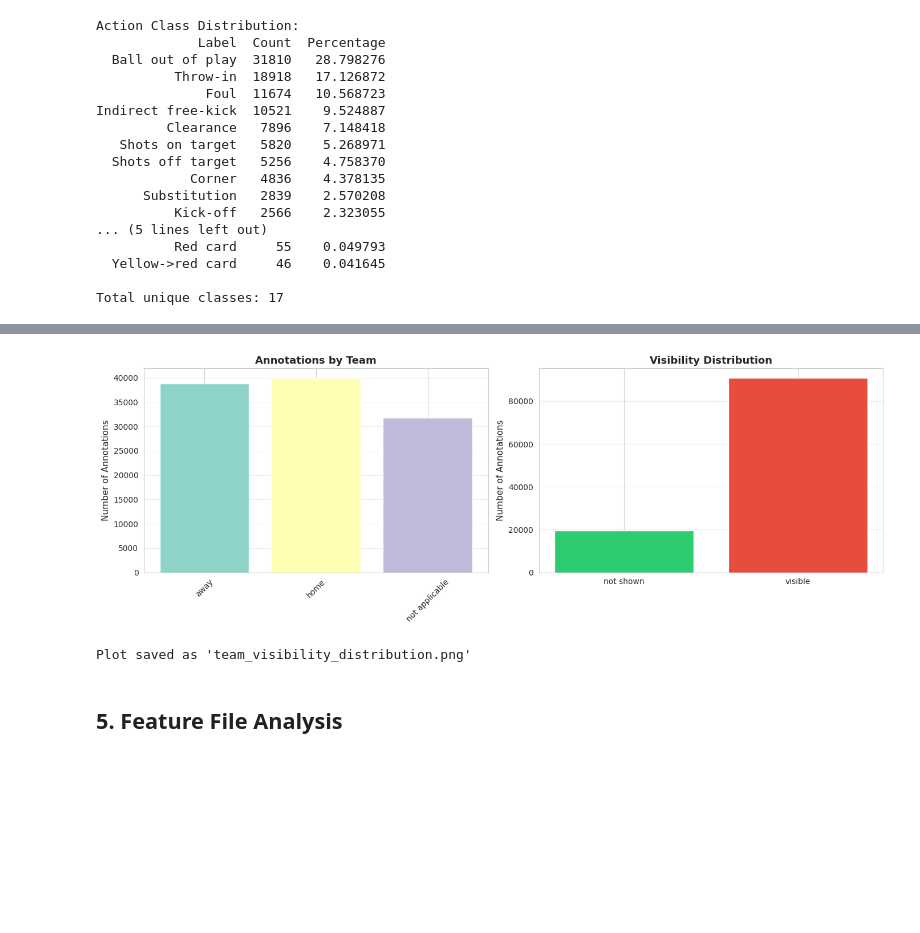
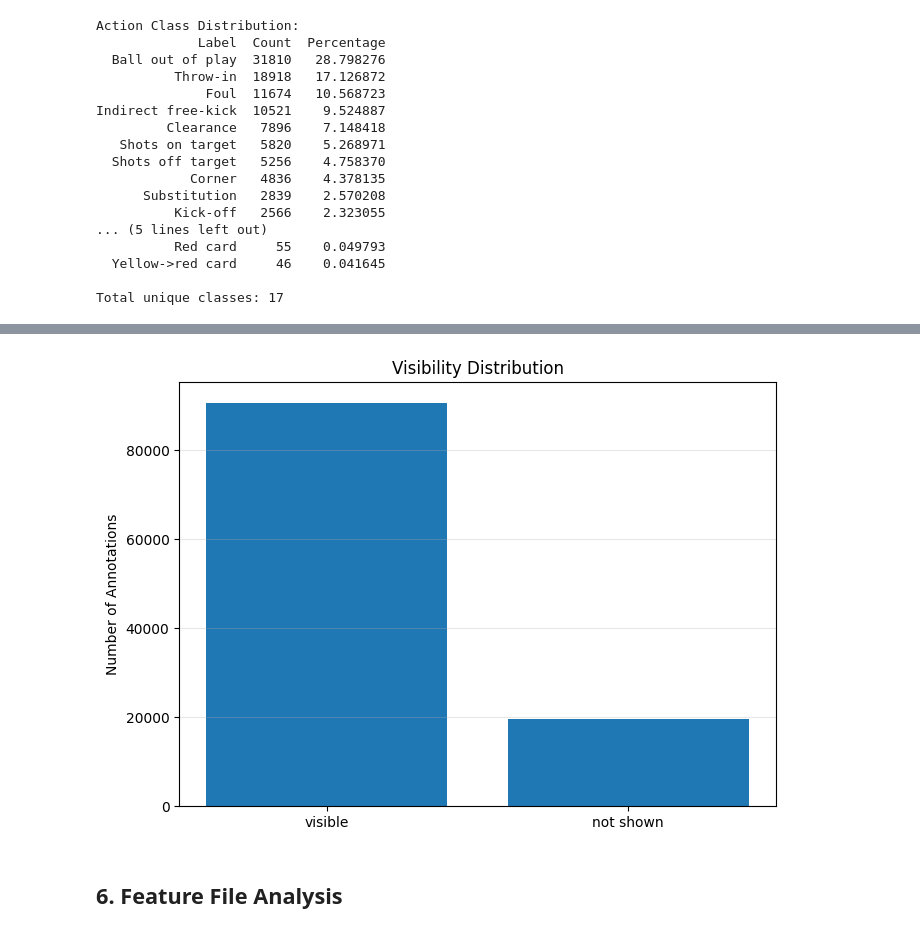
Before and after one commit to ChrisLeclerc/SportXvision, a Jupyter notebook: dataset_analysis.ipynb, the cells around one changed output, grey strips where cells are left out. Saved outputs shown, nothing was run; the diff lists cells and outputs as text; code cells hidden in the pictures; blank space fills up the shorter version.

```diff
--- a/dataset_analysis.ipynb
+++ b/dataset_analysis.ipynb
@@ -16,15 +16,7 @@ import pandas as pd
 import matplotlib.pyplot as plt
 import seaborn as sns
 from collections import defaultdict, Counter
-from pathlib import Path
-import warnings
-warnings.filterwarnings('ignore')
 
-# Set style for better visualizations
-sns.set_style('whitegrid')
-plt.rcParams['figure.figsize'] = (14, 6)
-
-# Dataset path
 DATASET_PATH = '/home/common-data/soccer-ds/Dataset'
 # %% [markdown]
 ## 1. Dataset Structure Overview
@@ -232,35 +208,20 @@ Visibility Distribution:
-# %%
-# Visualization of team and visibility
-fig, axes = plt.subplots(1, 2, figsize=(14, 5))
-
-# Team distribution
-ax1 = axes[0]
-team_data = pd.Series(dict(team_counts))
-colors = plt.cm.Set3(range(len(team_data)))
-ax1.bar(team_data.index, team_data.values, color=colors)
-ax1.set_ylabel('Number of Annotations', fontsize=11)
-ax1.set_title('Annotations by Team', fontsize=13, fontweight='bold')
-ax1.grid(axis='y', alpha=0.3)
-plt.setp(ax1.xaxis.get_majorticklabels(), rotation=45)
-
-# Visibility distribution
-ax2 = axes[1]
-visibility_data = pd.Series(dict(visibility_counts))
-colors = ['#2ecc71', '#e74c3c']
-ax2.bar(visibility_data.index, visibility_data.values, color=colors)
-ax2.set_ylabel('Number of Annotations', fontsize=11)
-ax2.set_title('Visibility Distribution', fontsize=13, fontweight='bold')
-ax2.grid(axis='y', alpha=0.3)
-
-plt.tight_layout()
-plt.savefig('/home/o_a38510/sn-spotting/team_visibility_distribution.png', dpi=300, bbox_inches='tight')
-plt.show()
-
-print("Plot saved as 'team_visibility_distribution.png'")
-# %% [output]
-[figure, removed]
-Plot saved as 'team_visibility_distribution.png'
+# %%
+# Visualization of team and visibility
+plt.figure(figsize=(7, 5))
+
+# Visibility distribution
+visibility_data = pd.Series(dict(visibility_counts))
+visibility_data = visibility_data[::-1]
+plt.bar(visibility_data.index, visibility_data.values)
+plt.ylabel('Number of Annotations')
+plt.title('Visibility Distribution')
+plt.grid(axis='y', alpha=0.3)
+
+plt.tight_layout()
+plt.show()
+# %% [output]
+[figure, added]
 # %% [markdown]
-## 5. Feature File Analysis
+## 6. Feature File Analysis
 # %%
 # Analyze feature files
```
Also changed, not shown: parts of 15 cells of this notebook, 1 other file.
